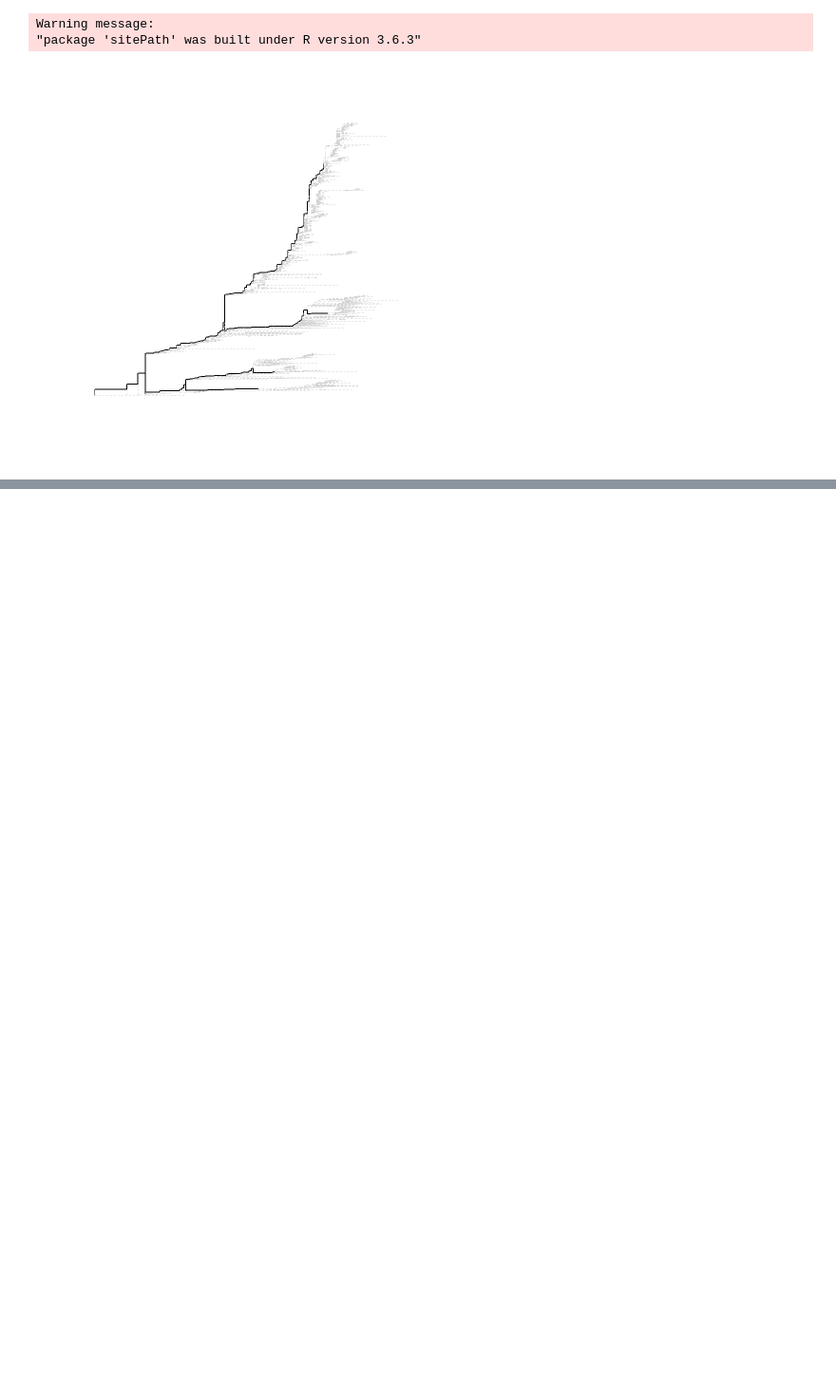
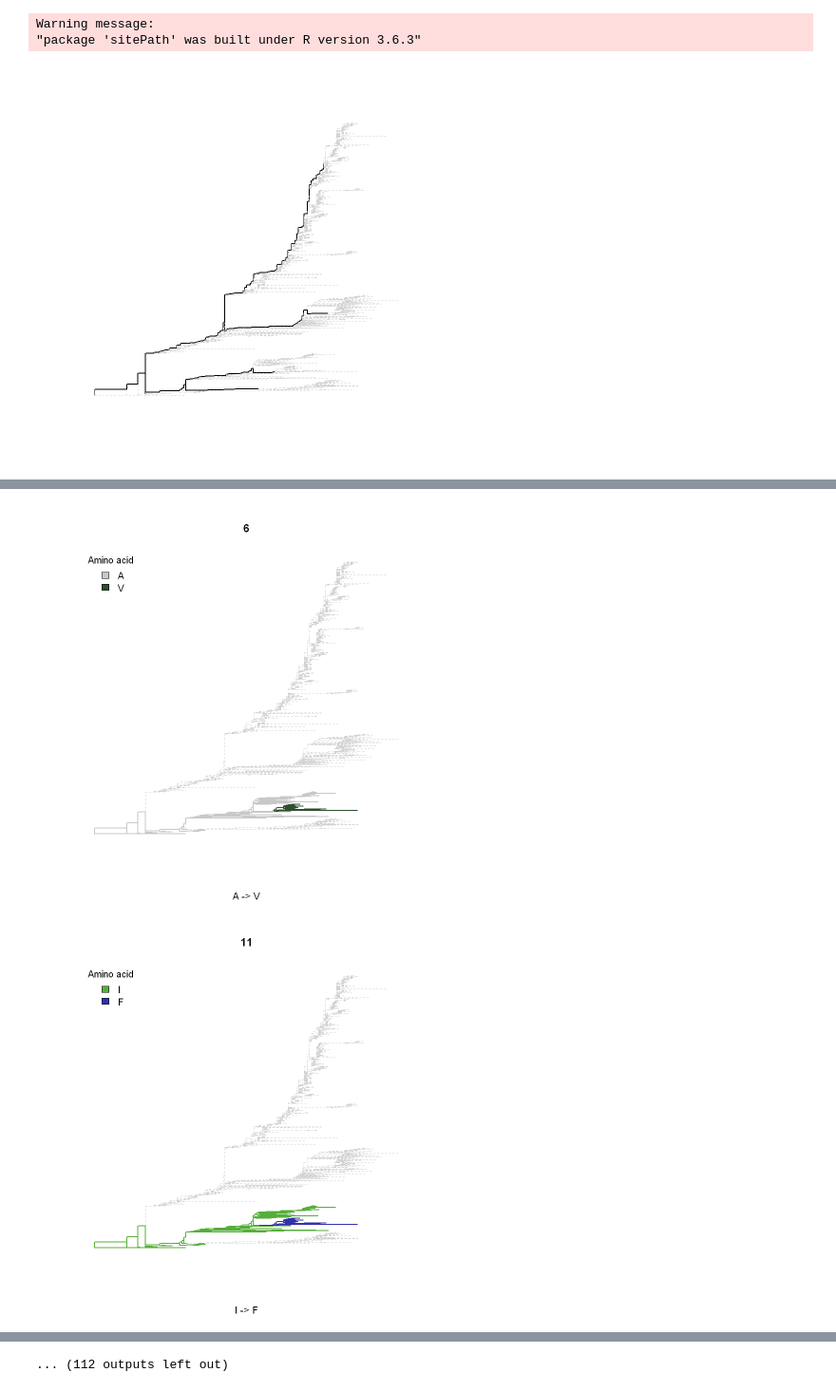
Before and after one commit to Takkoona/phyloColoring, a Jupyter notebook: visualization.ipynb, the cells around one changed output, grey strips where cells are left out. Shown at 95% size. Saved outputs shown, nothing was run; the diff lists cells and outputs as text; code cells hidden in the pictures; blank space fills up the shorter version.

```diff
--- a/visualization.ipynb
+++ b/visualization.ipynb
@@ -19,0 +82,11 @@ mutations <- fixationSites(paths)
+# %%
+n <- 0
+
+for (i in m) {
+    n <- n + 1
+    plot(i)
+#     if (n > 5) break
+}
+# %% [output]
+[figure, added]
+[figure, added]
@@ -20,3 +103,4 @@ mutations <- fixationSites(paths)
+... (112 outputs left out)
 # %%
 groupByPath <- lapply(paths, function (p) {
     terminalTips <- sitePath:::.childrenTips(tree, p[length(p)])
```
Also changed, not shown: parts of 10 cells of this notebook.
